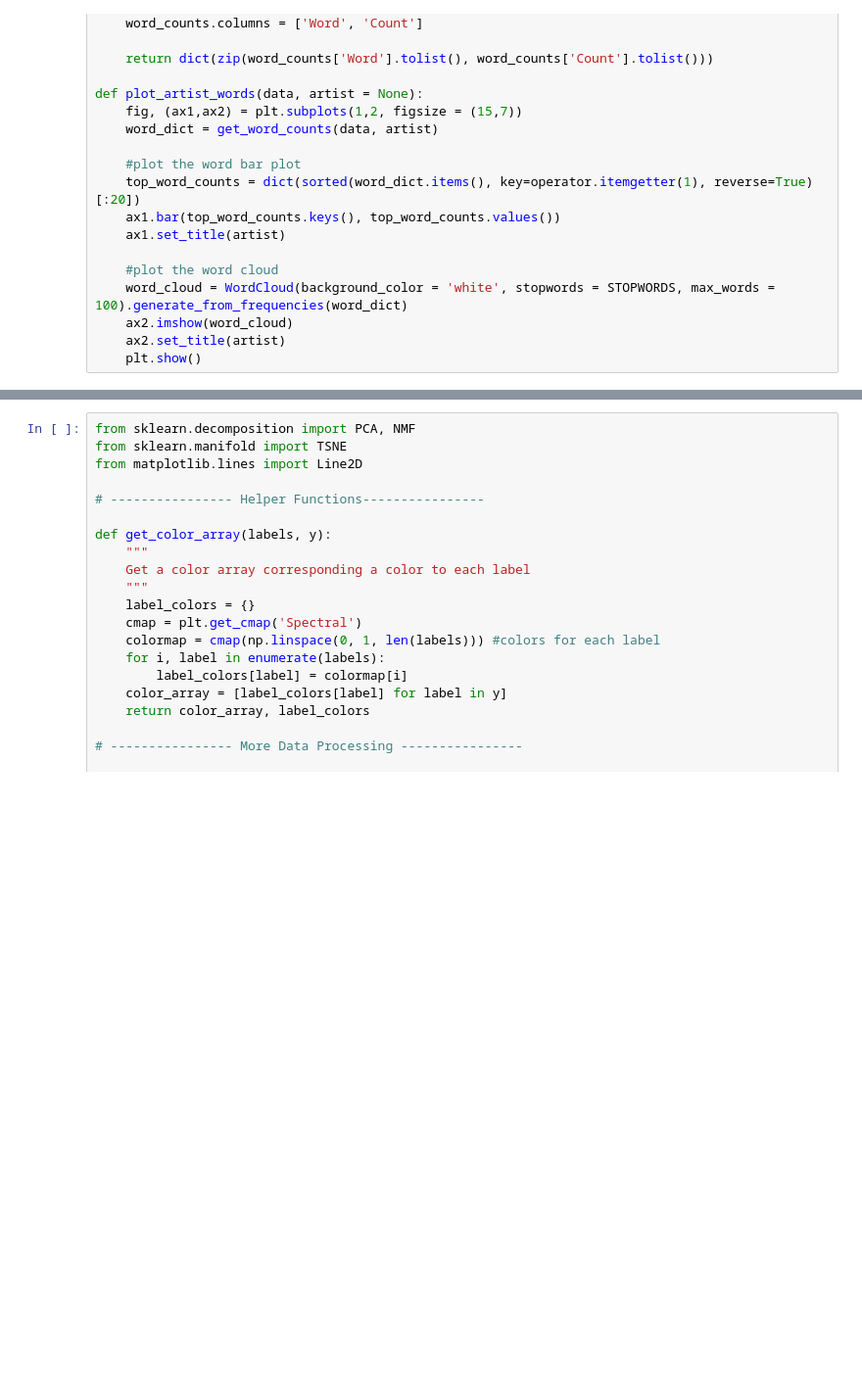
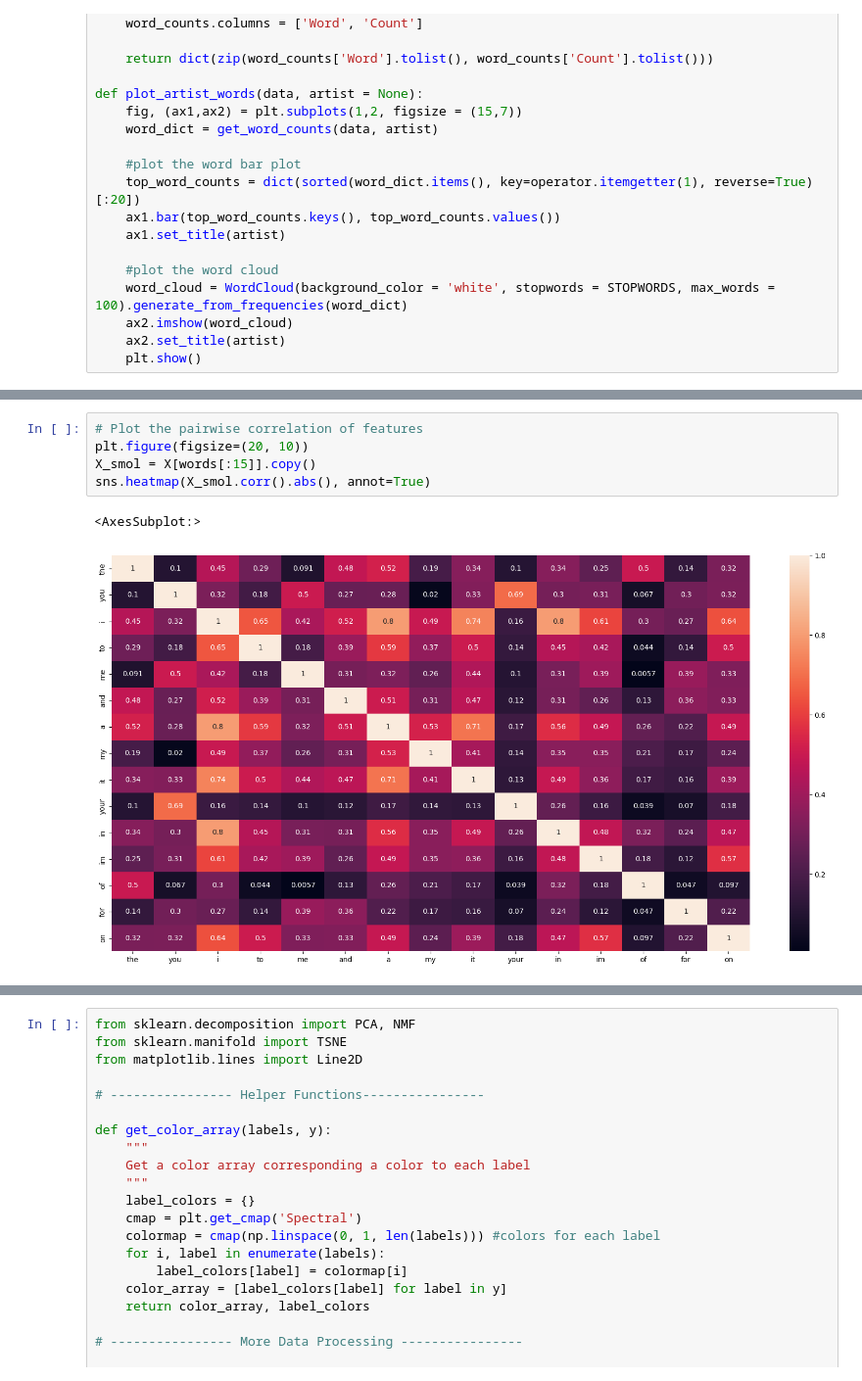
Before and after one commit to kac20/MachineLearning, a Jupyter notebook: Spotify Data set Analysis/spotify.ipynb, the cells around one changed output, grey strips where cells are left out. Shown at 98% size. Drawn from its saved outputs; the diff is of its cells as text; blank space fills up the shorter version.

```diff
--- a/Spotify Data set Analysis/spotify.ipynb
+++ b/Spotify Data set Analysis/spotify.ipynb
@@ -225,0 +225,8 @@ X_scaled.plot.hist(column = top_unstandardized_words[:10], bins=100, alpha=0.5,
+# %%
+# Plot the pairwise correlation of features
+plt.figure(figsize=(20, 10))
+X_smol = X[words[:15]].copy()
+sns.heatmap(X_smol.corr().abs(), annot=True)
+# %% [output]
+<AxesSubplot:>
+[figure, added]
```
Also changed, not shown: parts of 9 cells of this notebook, 2 other files.
